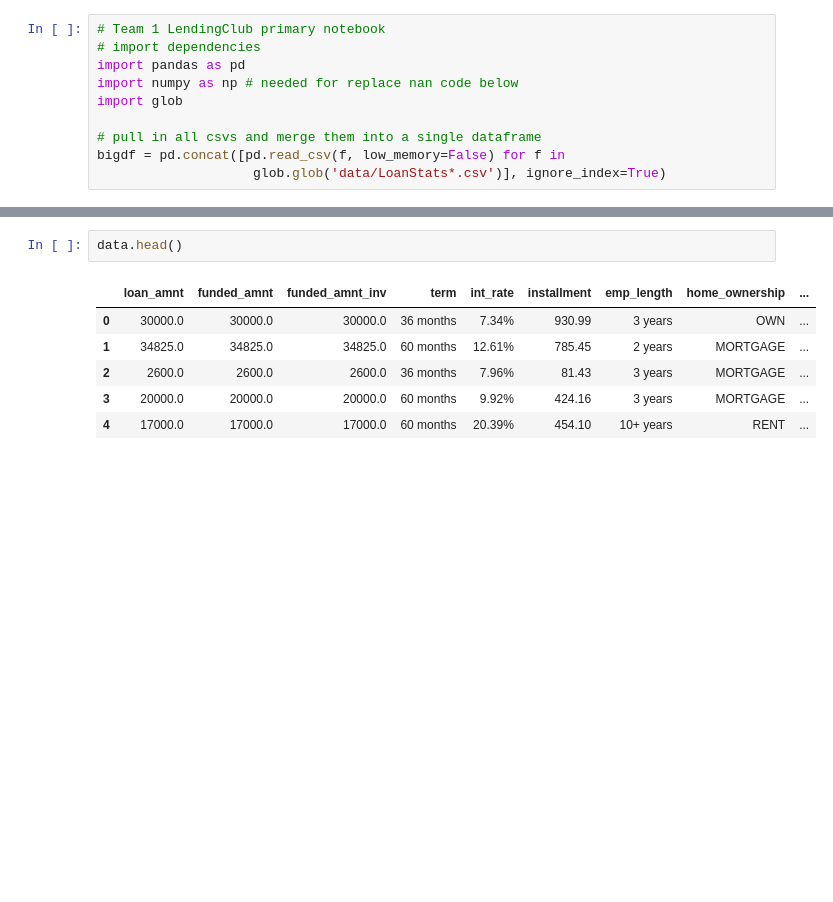
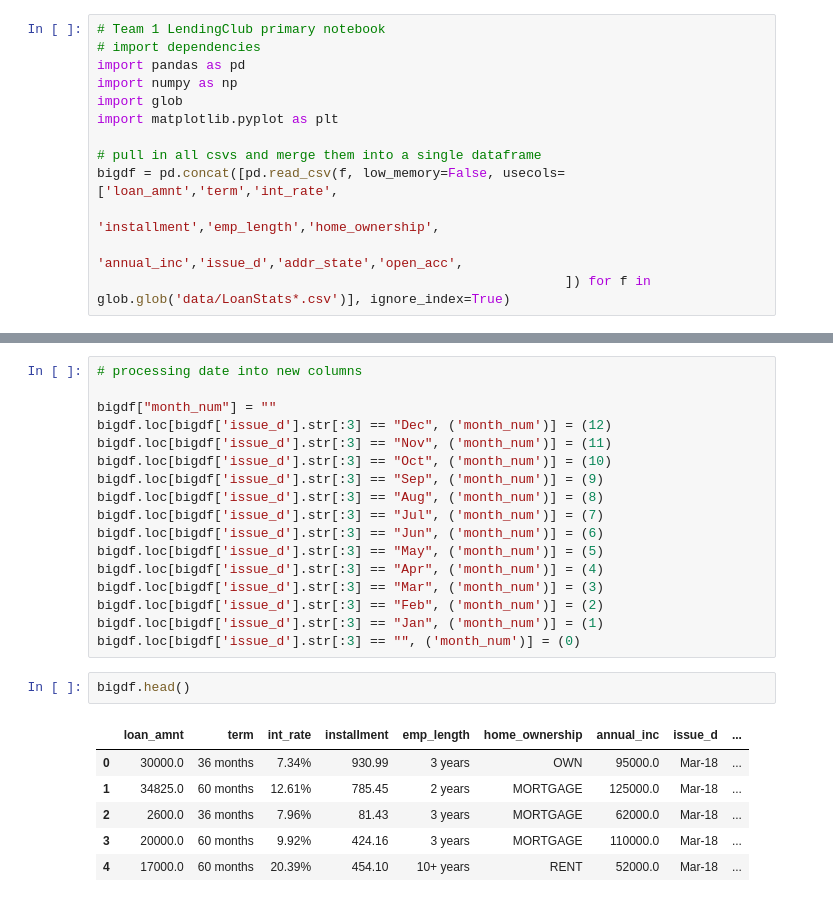
Before and after one commit to Ironbark427/Team-1, a Jupyter notebook: T Part/Project.ipynb, the cells around one changed output, grey strips where cells are left out. Cells and saved outputs as stored; diff of their text form; blank space fills up the shorter version.

```diff
--- a/T Part/Project.ipynb
+++ b/T Part/Project.ipynb
@@ -2,9 +2,12 @@
 # Team 1 LendingClub primary notebook
 # import dependencies
 import pandas as pd
-import numpy as np # needed for replace nan code below
+import numpy as np
 import glob
+import matplotlib.pyplot as plt
 
 # pull in all csvs and merge them into a single dataframe
-bigdf = pd.concat([pd.read_csv(f, low_memory=False) for f in
-                    glob.glob('data/LoanStats*.csv')], ignore_index=True)
+bigdf = pd.concat([pd.read_csv(f, low_memory=False, usecols=['loan_amnt','term','int_rate',
+                                                             'installment','emp_length','home_ownership',
+                                                             'annual_inc','issue_d','addr_state','open_acc',
+                                                            ]) for f in glob.glob('data/LoanStats*.csv')], ignore_index=True)
@@ -43,11 +14,28 @@ data = bigdf.drop([
+# %%
+# processing date into new columns
+
+bigdf["month_num"] = ""
+bigdf.loc[bigdf['issue_d'].str[:3] == "Dec", ('month_num')] = (12)
+bigdf.loc[bigdf['issue_d'].str[:3] == "Nov", ('month_num')] = (11)
+bigdf.loc[bigdf['issue_d'].str[:3] == "Oct", ('month_num')] = (10)
+bigdf.loc[bigdf['issue_d'].str[:3] == "Sep", ('month_num')] = (9)
+bigdf.loc[bigdf['issue_d'].str[:3] == "Aug", ('month_num')] = (8)
+bigdf.loc[bigdf['issue_d'].str[:3] == "Jul", ('month_num')] = (7)
+bigdf.loc[bigdf['issue_d'].str[:3] == "Jun", ('month_num')] = (6)
+bigdf.loc[bigdf['issue_d'].str[:3] == "May", ('month_num')] = (5)
+bigdf.loc[bigdf['issue_d'].str[:3] == "Apr", ('month_num')] = (4)
+bigdf.loc[bigdf['issue_d'].str[:3] == "Mar", ('month_num')] = (3)
+bigdf.loc[bigdf['issue_d'].str[:3] == "Feb", ('month_num')] = (2)
+bigdf.loc[bigdf['issue_d'].str[:3] == "Jan", ('month_num')] = (1)
+bigdf.loc[bigdf['issue_d'].str[:3] == "", ('month_num')] = (0)
 # %%
-data.head()
+bigdf.head()
 # %% [output]
-|  | loan_amnt | funded_amnt | funded_amnt_inv | term | int_rate | installment | emp_length | home_ownership | ... |
-| 0 | 30000.0 | 30000.0 | 30000.0 | 36 months | 7.34% | 930.99 | 3 years | OWN | ... |
-| 1 | 34825.0 | 34825.0 | 34825.0 | 60 months | 12.61% | 785.45 | 2 years | MORTGAGE | ... |
-| 2 | 2600.0 | 2600.0 | 2600.0 | 36 months | 7.96% | 81.43 | 3 years | MORTGAGE | ... |
-| 3 | 20000.0 | 20000.0 | 20000.0 | 60 months | 9.92% | 424.16 | 3 years | MORTGAGE | ... |
-| 4 | 17000.0 | 17000.0 | 17000.0 | 60 months | 20.39% | 454.10 | 10+ years | RENT | ... |
+|  | loan_amnt | term | int_rate | installment | emp_length | home_ownership | annual_inc | issue_d | ... |
+| 0 | 30000.0 | 36 months | 7.34% | 930.99 | 3 years | OWN | 95000.0 | Mar-18 | ... |
+| 1 | 34825.0 | 60 months | 12.61% | 785.45 | 2 years | MORTGAGE | 125000.0 | Mar-18 | ... |
+| 2 | 2600.0 | 36 months | 7.96% | 81.43 | 3 years | MORTGAGE | 62000.0 | Mar-18 | ... |
+| 3 | 20000.0 | 60 months | 9.92% | 424.16 | 3 years | MORTGAGE | 110000.0 | Mar-18 | ... |
+| 4 | 17000.0 | 60 months | 20.39% | 454.10 | 10+ years | RENT | 52000.0 | Mar-18 | ... |
 # %%
 mydf= pd.read_csv('T Part/VIX.csv')
```
Also changed, not shown: parts of 24 cells of this notebook, 3 other files.
